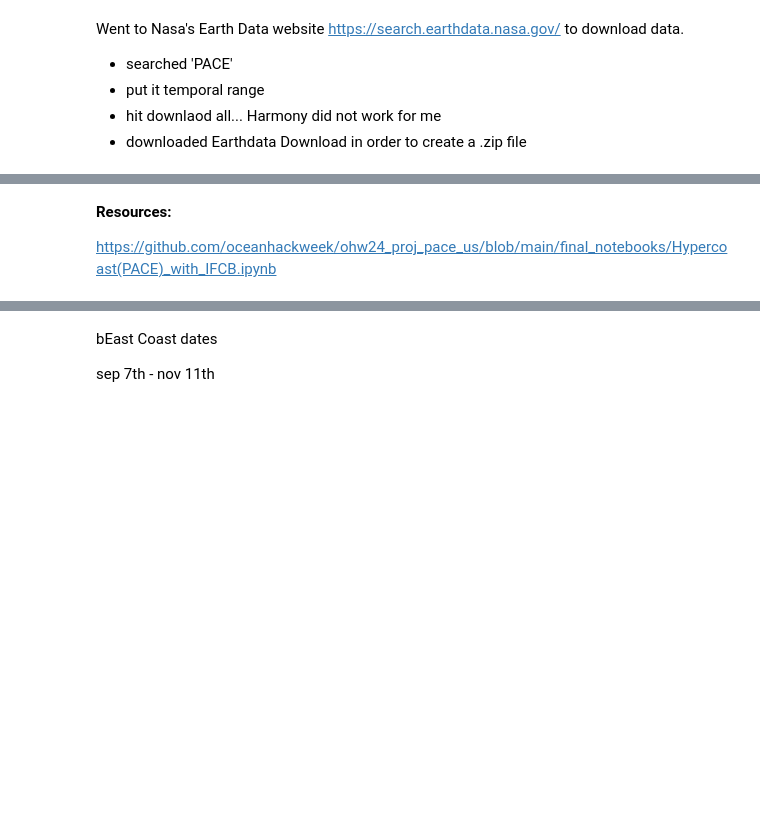
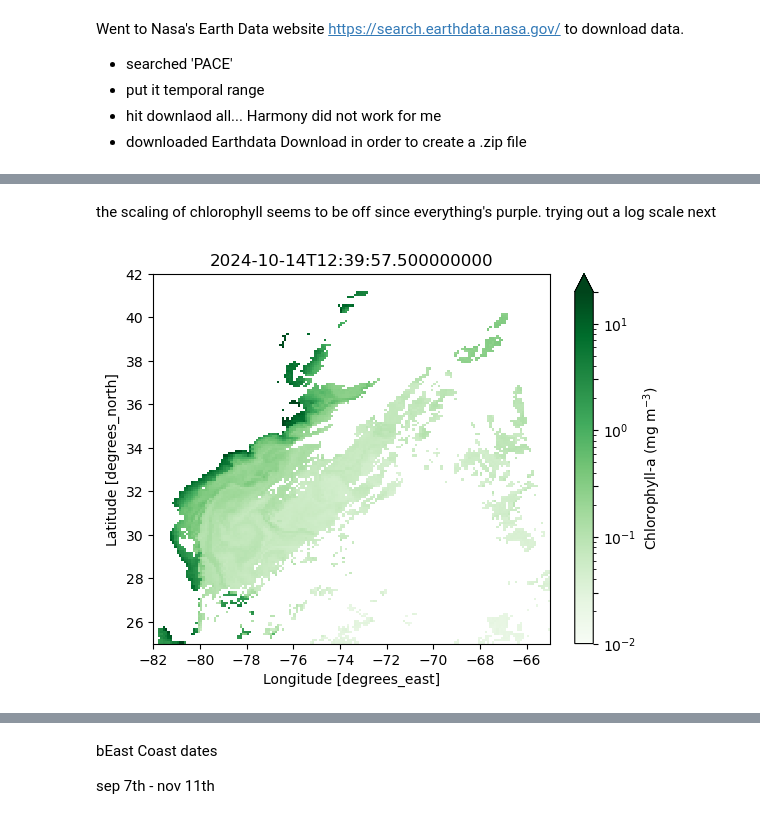
Before and after one commit to oceanhackweek/ohw25_proj_fishpace, a Jupyter notebook: contributor_folders/isidora/load_pace.ipynb, the cells around one changed output, grey strips where cells are left out. Saved outputs shown, nothing was run; the diff lists cells and outputs as text; code cells hidden in the pictures; blank space fills up the shorter version.

```diff
--- a/contributor_folders/isidora/load_pace.ipynb
+++ b/contributor_folders/isidora/load_pace.ipynb
@@ -103,4 +140,24 @@ sliced.chlor_a.isel(time=5).plot(x='lon')
-# %% [markdown]
-**Resources:**
-
-https://github.com/oceanhackweek/ohw24_proj_pace_us/blob/main/final_notebooks/Hypercoast(PACE)_with_IFCB.ipynb
+# %% [markdown]
+the scaling of chlorophyll seems to be off since everything's purple. trying out a log scale next
+# %%
+from matplotlib.colors import LogNorm
+
+time = np.datetime64("2024-10-14")
+
+
+ds_ec = dss.chlor_a.sel(time=time, method='nearest').where(lambda x: x > 0)  # drop zeros for LogNorm
+ds_ec = ds_ec.clip(min=0.01)
+
+vmin, vmax = 0.01, 20
+ds_ec.plot(
+    cmap="Greens",
+    norm=LogNorm(vmin=vmin, vmax=vmax),
+    cbar_kwargs={
+        "label": "Chlorophyll-a (mg m$^{-3}$)",
+        "ticks": [0.01, 0.03, 0.1, 0.3, 1, 3, 10, 20],
+    },
+)
+plt.title(str(np.datetime_as_string(ds_ec.time.values)) if "time" in ds_ec.coords else "")
+plt.show()
+# %% [output]
+[figure, added]
```
Also changed, not shown: parts of 29 cells of this notebook.
